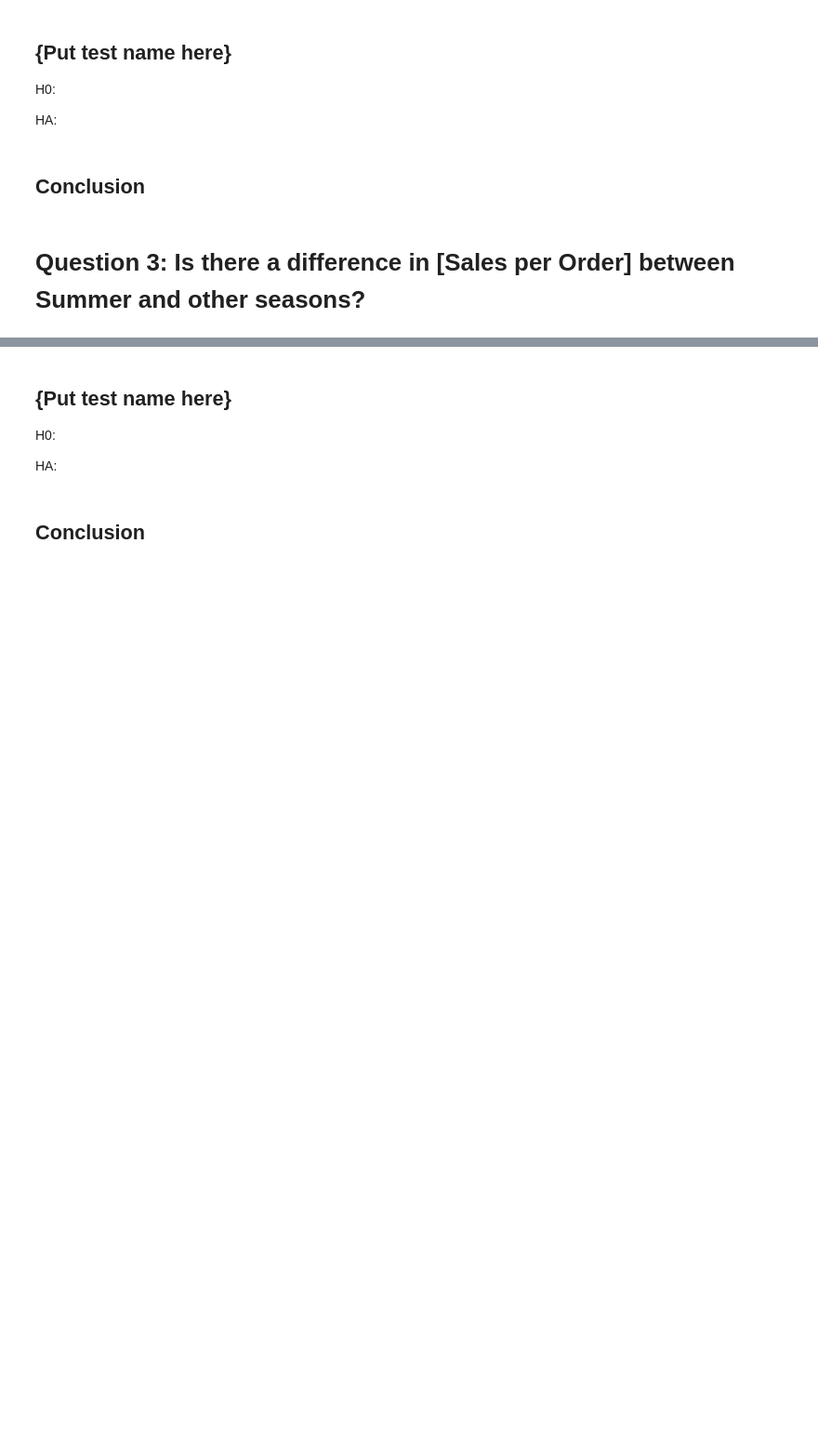
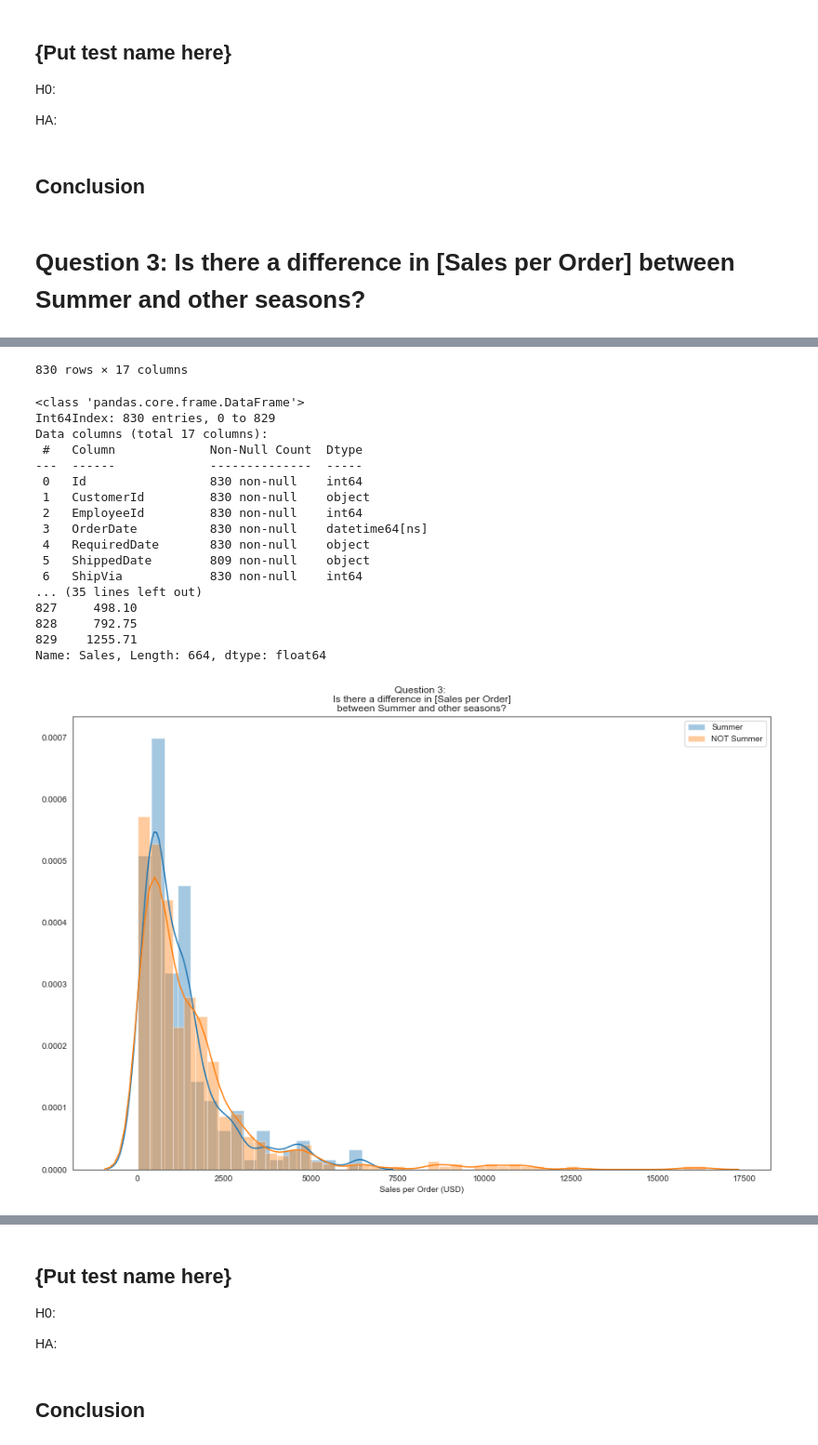
Before and after one commit to korinzumike/dsc-case-study-hypothesis-testing, a Jupyter notebook: notebooks/explore_data.ipynb, the cells around one changed output, grey strips where cells are left out. Shown: that part at 93% size. Saved outputs shown, nothing was run; the diff lists cells and outputs as text; code cells hidden in the pictures; blank space fills up the shorter version.

Commit message:
done with Question 3

```diff
--- a/notebooks/explore_data.ipynb
+++ b/notebooks/explore_data.ipynb
@@ -304,0 +257,61 @@ Name: Sales, Length: 664, dtype: float64
+# %%
+import seaborn as sns
+from matplotlib import pyplot as plt
+import pandas as pd
+import scipy.stats as scs
+import numpy as np
+import plotly.figure_factory as ff
+
+sns.set_style("white")
+
+def bootstrap(arr):
+    return np.random.choice(arr, size=arr.shape, replace=True)
+
+
+def generate_sample_mus(arr, num_samples=30):
+    sample_mus = []
+    for i in range(num_samples):
+        sample = bootstrap(arr)
+        mu = np.mean(sample)
+        sample_mus.append(mu)
+    return sample_mus
+
+
+def test_for_normality(arr, confidence=0.95):
+    t, p = scs.shapiro(arr)
+    if p <= 1 - confidence:
+        print("reject the null")
+        return False
+    print("fail to reject the null")
+    return True
+
+def cohens_d(arr1, arr2):
+    narr1 = len(arr1)
+    narr2 = len(arr2)
+    dof = narr1 + narr2 - 2
+    return (np.mean(arr1) - np.mean(arr2)) / np.sqrt(((narr1-1)*np.std(arr1, ddof=1) ** 2 + (narr2-1)*np.std(arr2, ddof=1) ** 2) / dof)
+
+table_Order = 'Order_with_Sales_by_Season'
+df_Order = pd.read_csv("..\\data\\" + table_Order + ".csv").set_index("index")
+df_Order['OrderDate'] = pd.to_datetime(df_Order['OrderDate'])
+
+
+display(df_Order)
+print()
+df_Order.info()
+print()
+
+sales_during_Summer = df_Order["Sales"].loc[df_Order['Season'] == 'Summer']
+sales_NOT_during_Summer = df_Order["Sales"].loc[df_Order['Season'] != 'Summer']
+
+print(sales_during_Summer)
+print(sales_NOT_during_Summer)
+
+
+fig, ax = plt.subplots(figsize=(15, 10))
+sns.distplot(sales_during_Summer, label="Summer")
+sns.distplot(sales_NOT_during_Summer, label="NOT Summer")
+plt.title("Question 3: \nIs there a difference in [Sales per Order]\nbetween Summer and other seasons?")
+plt.xlabel("Sales per Order (USD)")
+plt.legend();
+# %% [output]
@@ -304,0 +331,19 @@ Name: Sales, Length: 664, dtype: float64
+830 rows × 17 columns
+<class 'pandas.core.frame.DataFrame'>
+Int64Index: 830 entries, 0 to 829
+Data columns (total 17 columns):
+ #   Column             Non-Null Count  Dtype
+---  ------             --------------  -----
+ 0   Id                 830 non-null    int64
+ 1   CustomerId         830 non-null    object
+ 2   EmployeeId         830 non-null    int64
+ 3   OrderDate          830 non-null    datetime64[ns]
+ 4   RequiredDate       830 non-null    object
+ 5   ShippedDate        809 non-null    object
+ 6   ShipVia            830 non-null    int64
+... (35 lines left out)
+827     498.10
+828     792.75
+829    1255.71
+Name: Sales, Length: 664, dtype: float64
+[figure, added]
```
Also changed, not shown: parts of 9 cells of this notebook, 3 other files.
